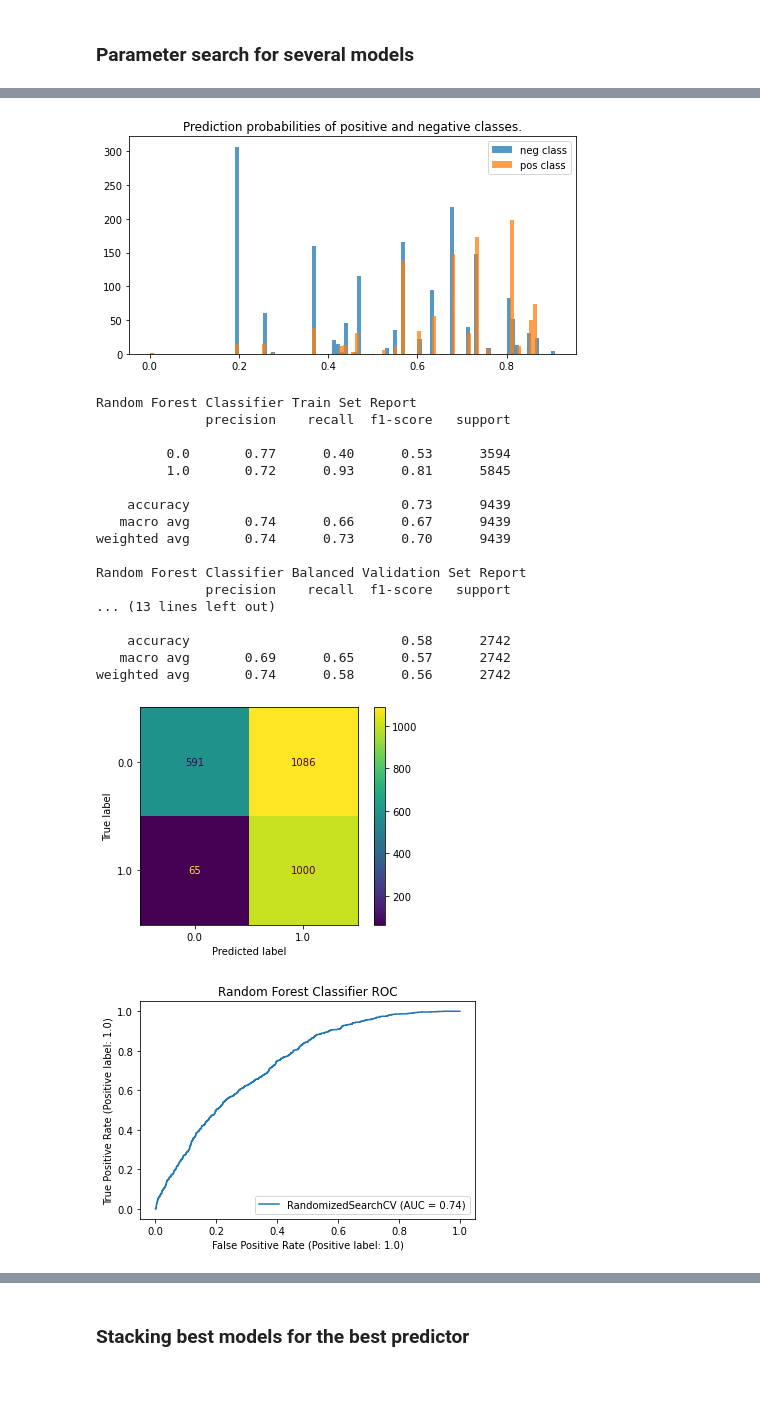
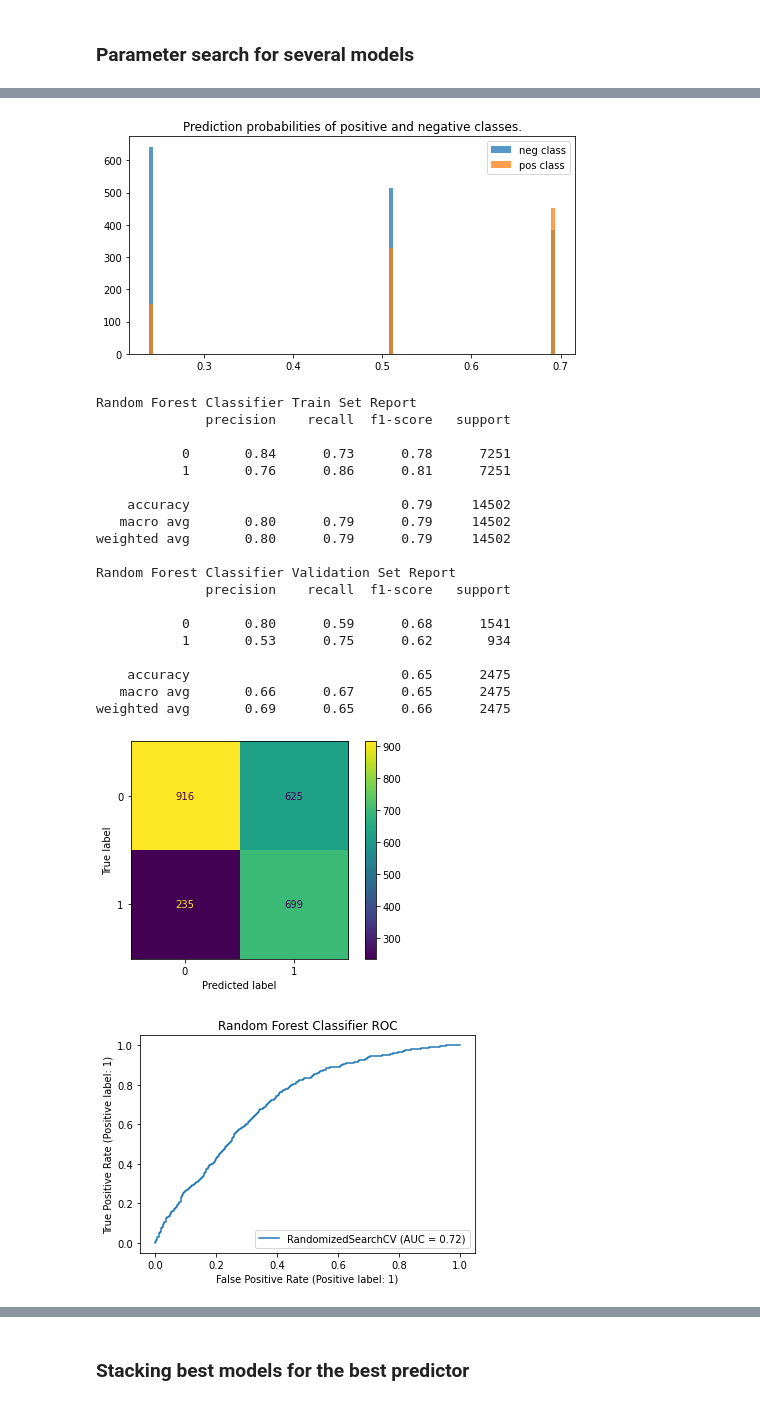
Before and after one commit to rajindermavi/NHANES, a Jupyter notebook: HypertensiveML.ipynb, the cells around one changed output, grey strips where cells are left out. Saved outputs shown, nothing was run; the diff lists cells and outputs as text; code cells hidden in the pictures.

```diff
--- a/HypertensiveML.ipynb
+++ b/HypertensiveML.ipynb
@@ -64,8 +57,6 @@ Requirement already satisfied: pickle5 in c:\users\mavirr\anaconda3\lib\site-pac
 # %%
-
-
-df_train_p = df_train[(df_train.HyperDiastolic == 1)]
-df_train_n = df_train[(df_train.HyperDiastolic == 0)]
+df_train_p = df_train[(df_train['Hypertensive'] == 1)]
+df_train_n = df_train[(df_train['Hypertensive'] == 0)]
 
 samples = min(df_train_p.shape[0],df_train_n.shape[0])
 
@@ -78,14 +69,9 @@ df_train = pd.concat([df_train_n_dnsampled,df_train_p_dnsampled])
 # %%
-Z_train = df_train.drop(['HyperSystolic','HyperDiastolic','Hypertensive'], axis = 1)
-w_train = df_train['Hypertensive']
+X_train = df_train.drop(['Hypertensive'], axis = 1)
+y_train = df_train['Hypertensive']
 
-Z_train, Z_valid_bal, w_train, w_valid_bal = train_test_split(
-                                          Z_train, w_train,
-                                          train_size = .9,
-                                          test_size = .1)
-
-Z_valid = df_valid.drop(['HyperSystolic','HyperDiastolic','Hypertensive'], axis = 1)
-w_valid = df_valid['Hypertensive']
+X_valid = df_validation.drop(['Hypertensive'], axis = 1)
+y_valid = df_validation['Hypertensive']
 # %% [markdown]
 ### Features for the model:
 # %%
@@ -159,48 +145,42 @@ for name, model in models.items():
                                     cv = 5, n_jobs = 1,
                                     scoring = score_obj, n_iter=n_search)
 
-    model_grid.fit(Z_train, w_train)
+    model_grid.fit(X_train, y_train)
     model['trained'] = model_grid
 
     print('\n')
 
     HTML('<font size = 7>'+name+'</font>')
 
-    w_train_pred = model_grid.predict(Z_train)
+    y_train_pred = model_grid.predict(X_train)
     print(name, 'Train Set Report')
-    print(classification_report(w_train, w_train_pred))
+    print(classification_report(y_train, y_train_pred))
 
-    w_valid_bal_pred = model_grid.predict(Z_valid_bal)
-    print(name, 'Balanced Validation Set Report')
-    print(classification_report(w_valid_bal, w_valid_bal_pred))
+    y_valid_pred = model_grid.predict(X_valid)
+    print(name, 'Validation Set Report')
+    print(classification_report(y_valid, y_valid_pred))
 
-    w_valid_pred = model_grid.predict(Z_valid)
-    print(name, 'Validation Set Report')
-    print(classification_report(w_valid, w_valid_pred))
-
-
-
-    plot_confusion_matrix(model_grid, Z_valid, w_valid)
+    plot_confusion_matrix(model_grid, X_valid, y_valid)
     plt.show()
 
-    metrics.plot_roc_curve(model_grid,Z_valid,w_valid)
+    metrics.plot_roc_curve(model_grid,X_valid,y_valid)
     title = name + ' ROC'
     plt.title(title)
     plt.show()
 
 
     try:
-        w_pred = model_grid.predict_proba(Z_valid)[:, 1]
+        w_pred = model_grid.predict_proba(X_valid)[:, 1]
         plt.figure(figsize=(8,4))
-        plt.hist(w_pred[np.where(w_valid == 0)], bins=100, alpha=0.75, label='neg class')
-        plt.hist(w_pred[np.where(w_valid == 1)], bins=100, alpha=0.75, label='pos class')
+        plt.hist(w_pred[np.where(y_valid == 0)], bins=100, alpha=0.75, label='neg class')
+        plt.hist(w_pred[np.where(y_valid == 1)], bins=100, alpha=0.75, label='pos class')
         plt.legend()
         plt.title('Prediction probabilities of positive and negative classes.')
         plt.show()
     except:
         pass
 
-    model['f1_score'] = f1_score(w_valid,w_valid_pred)
+    model['f1_score'] = f1_score(y_valid,y_valid_pred)
     model['Best Parameters'] = model_grid.best_params_
 
 
@@ -228,20 +210,22 @@ weighted avg       0.71      0.61      0.60      2742
-[figure, old version]
+[figure, new version]
 Random Forest Classifier Train Set Report
               precision    recall  f1-score   support
 
-         0.0       0.77      0.40      0.53      3594
-         1.0       0.72      0.93      0.81      5845
+           0       0.84      0.73      0.78      7251
+           1       0.76      0.86      0.81      7251
 
-    accuracy                           0.73      9439
-   macro avg       0.74      0.66      0.67      9439
-weighted avg       0.74      0.73      0.70      9439
+    accuracy                           0.79     14502
+   macro avg       0.80      0.79      0.79     14502
+weighted avg       0.80      0.79      0.79     14502
 
-Random Forest Classifier Balanced Validation Set Report
+Random Forest Classifier Validation Set Report
               precision    recall  f1-score   support
-... (13 lines left out)
 
-    accuracy                           0.58      2742
-   macro avg       0.69      0.65      0.57      2742
-weighted avg       0.74      0.58      0.56      2742
+           0       0.80      0.59      0.68      1541
+           1       0.53      0.75      0.62       934
+
+    accuracy                           0.65      2475
+   macro avg       0.66      0.67      0.65      2475
+weighted avg       0.69      0.65      0.66      2475
-[figure, old version]
+[figure, new version]
-[figure, old version]
+[figure, new version]
```
Also changed, not shown: parts of 16 cells of this notebook, 5 other files.
